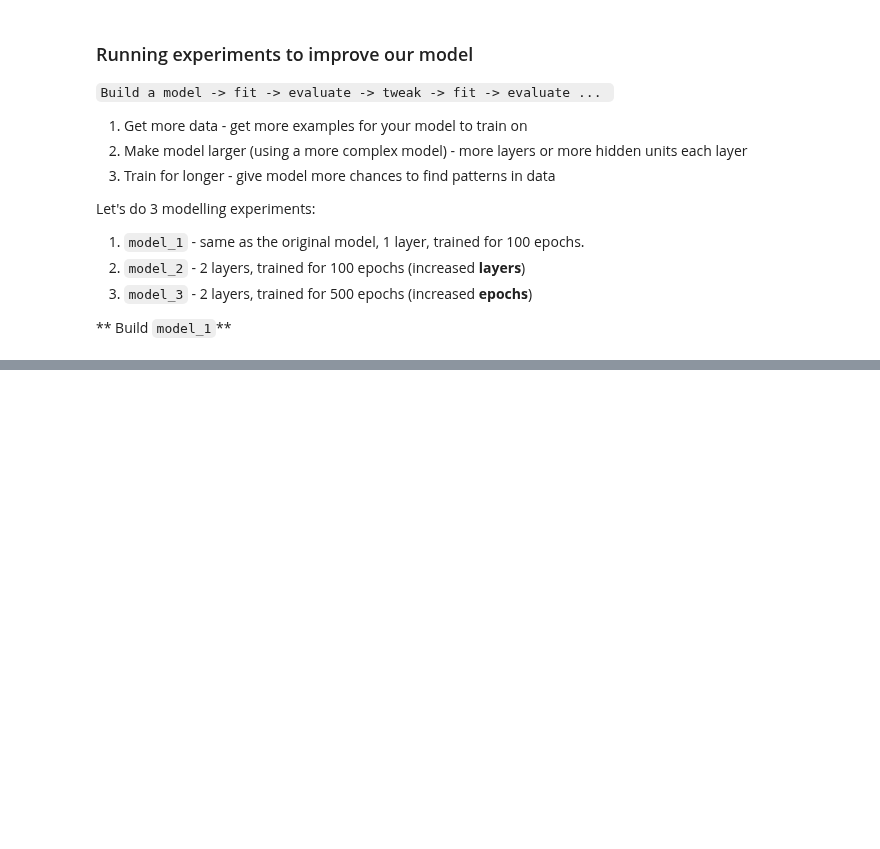
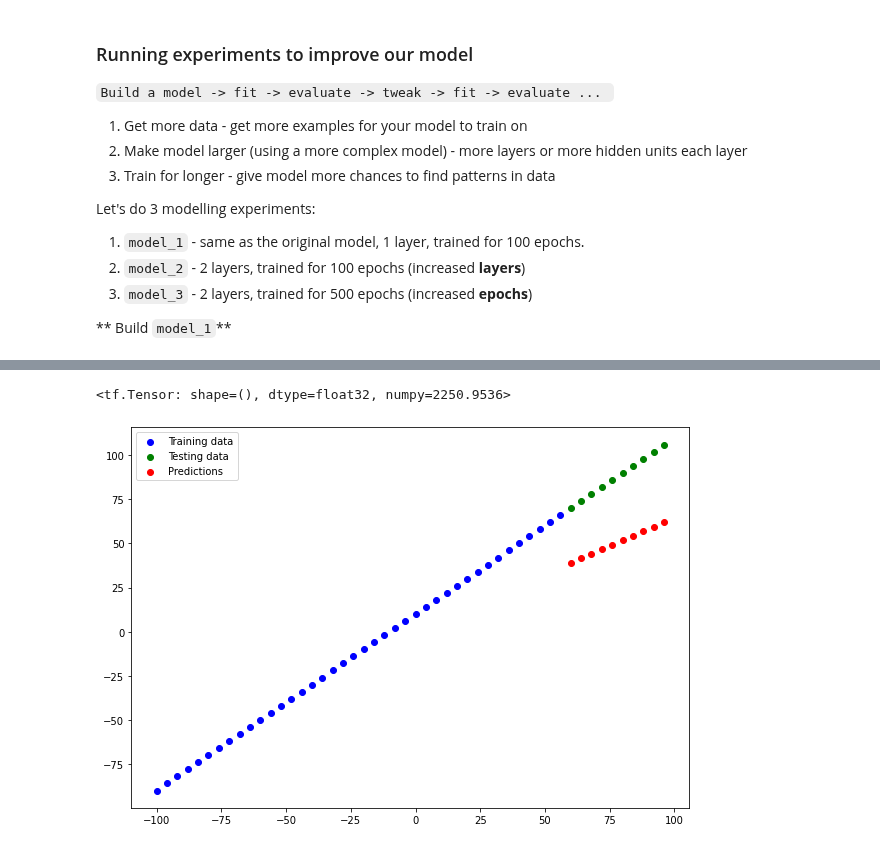
Before and after one commit to Krykiet/TF_training, a Jupyter notebook: 01_neural_network_regression_with_tensorflow.ipynb, the cells around one changed output, grey strips where cells are left out. Cells and saved outputs as stored; diff of their text form; code cells hidden in the pictures; blank space fills up the shorter version.

```diff
--- a/01_neural_network_regression_with_tensorflow.ipynb
+++ b/01_neural_network_regression_with_tensorflow.ipynb
@@ -746,0 +853,16 @@ plot_predictions(predictions=y_preds_1)
+# %%
+tf.random.set_seed(42)
+
+# 1. Create a model
+model_3 = tf.keras.Sequential([
+    tf.keras.layers.Dense(1),
+    tf.keras.layers.Dense(1)
+])
+
+# 2. Compile a model
+model_3.compile(loss=tf.keras.losses.mae,
+                optimizer=tf.keras.optimizers.SGD(),
+                metrics=["mae"])
+
+# 3. Fit the model
+model_3.fit(tf.expand_dims(X_train, axis=1), y_train, epochs=300, verbose=0)
@@ -746,0 +888,4 @@ plot_predictions(predictions=y_preds_1)
+# %%
+y_preds_3 = model_3.predict(X_test)
+mae(y_test=y_test,
+    y_pred=y_preds_3)
@@ -746,0 +895,9 @@ plot_predictions(predictions=y_preds_1)
+# %%
+mse(y_test=y_test,
+    y_pred=y_preds_3)
+# %% [output]
+<tf.Tensor: shape=(), dtype=float32, numpy=2250.9536>
+# %%
+plot_predictions(predictions=y_preds_3)
+# %% [output]
+[figure, added]
```
Also changed, not shown: parts of 27 cells of this notebook.
